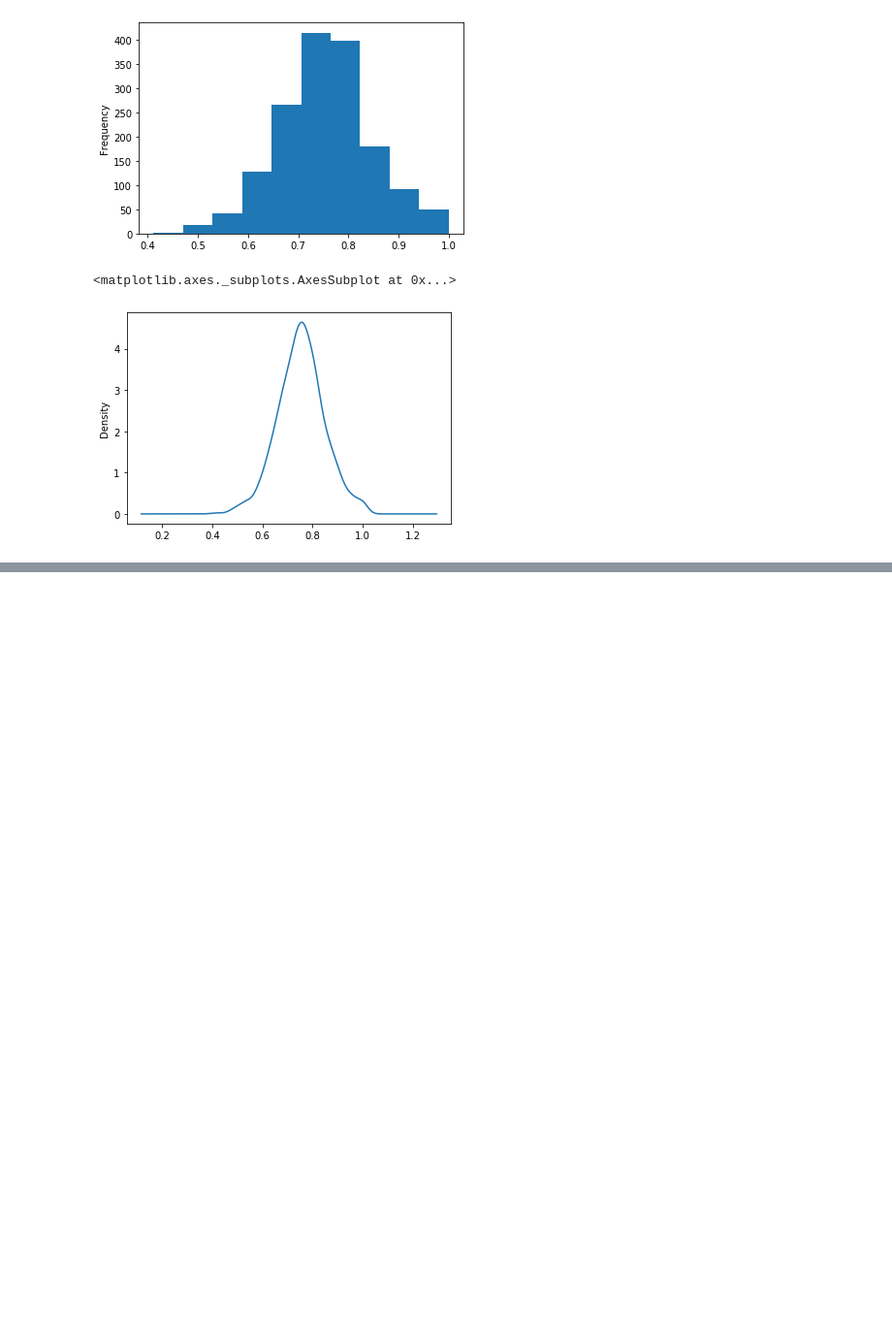
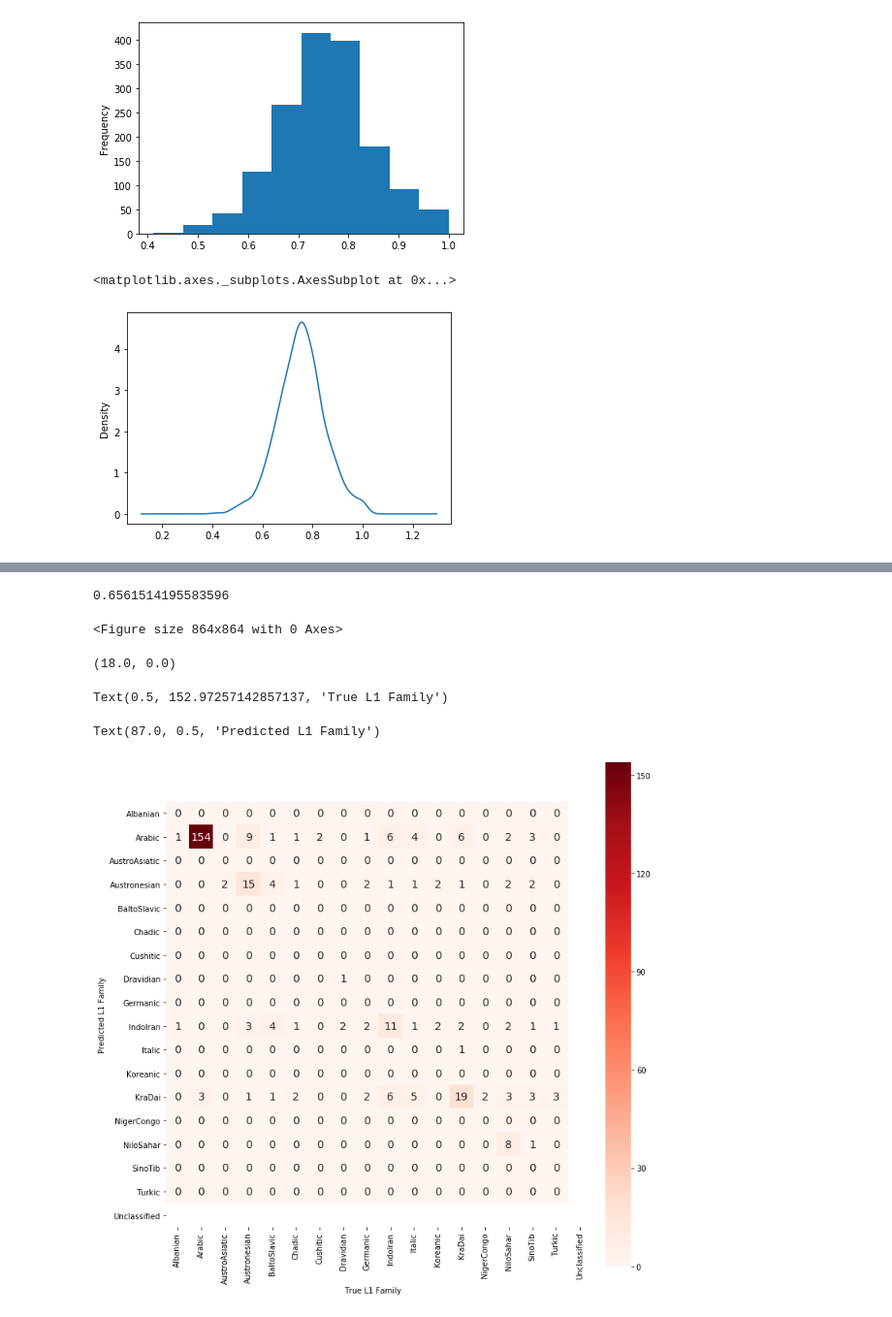
Before and after one commit to AnthonyVerardi/Arabic-Learner-Corpus-Considerations, a Jupyter notebook: Notebooks/ALC_Data_Analysis.ipynb, the cells around one changed output, grey strips where cells are left out. Shown at 97% size. Cells and saved outputs as stored; diff of their text form; code cells hidden in the pictures; blank space fills up the shorter version.

```diff
--- a/Notebooks/ALC_Data_Analysis.ipynb
+++ b/Notebooks/ALC_Data_Analysis.ipynb
@@ -257,0 +127,7 @@ df2
+# %%
+text_train, text_test, y_train, y_test = train_test_split(df['Text'], df['L1family'], test_size = .2, random_state=0)
+
+SVC_model = make_pipeline(TfidfVectorizer(max_features = 5000, min_df=2, max_df=.75),
+                          SVC(kernel='linear', C=1E5, gamma='auto'))
+
+SVC_model.fit(text_train, y_train)
@@ -257,0 +152,31 @@ df2
+# %%
+# Predictions
+predictions = SVC_model.predict(text_test)
+
+# Matrix
+matrix = confusion_matrix(y_test, predictions)
+
+# Accuracy assessment
+accuracy = accuracy_score(y_test, predictions)
+accuracy
+# %% [output]
+0.6561514195583596
+# %%
+plt.figure(figsize=(12,12))
+
+ax = sns.heatmap(matrix.T, square=True, annot=True, fmt='d', cmap='Reds', annot_kws={"size": 14},
+            xticklabels= np.unique(df['L1family']), yticklabels= np.unique(df['L1family']))
+
+bottom, top = ax.get_ylim()
+
+ax.set_ylim(bottom + 0.5, top - 0.5)
+
+plt.xlabel('True L1 Family')
+plt.ylabel('Predicted L1 Family')
+plt.show()
+# %% [output]
+<Figure size 864x864 with 0 Axes>
+(18.0, 0.0)
+Text(0.5, 152.97257142857137, 'True L1 Family')
+Text(87.0, 0.5, 'Predicted L1 Family')
+[figure, added]
```
Also changed, not shown: parts of 22 cells of this notebook, 2 other files.
